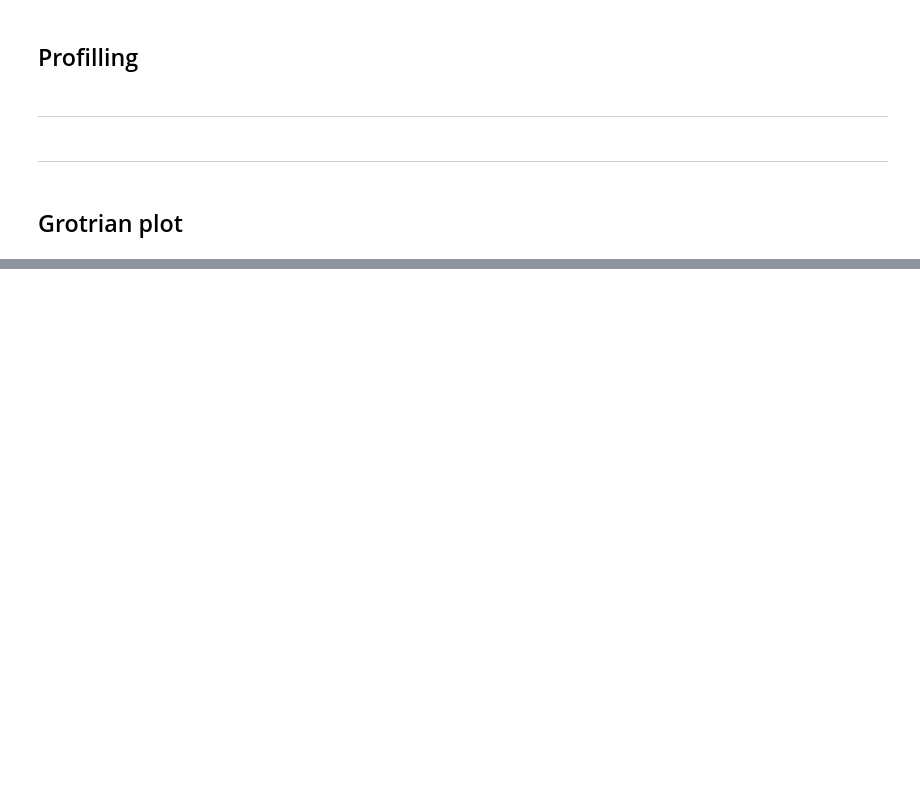
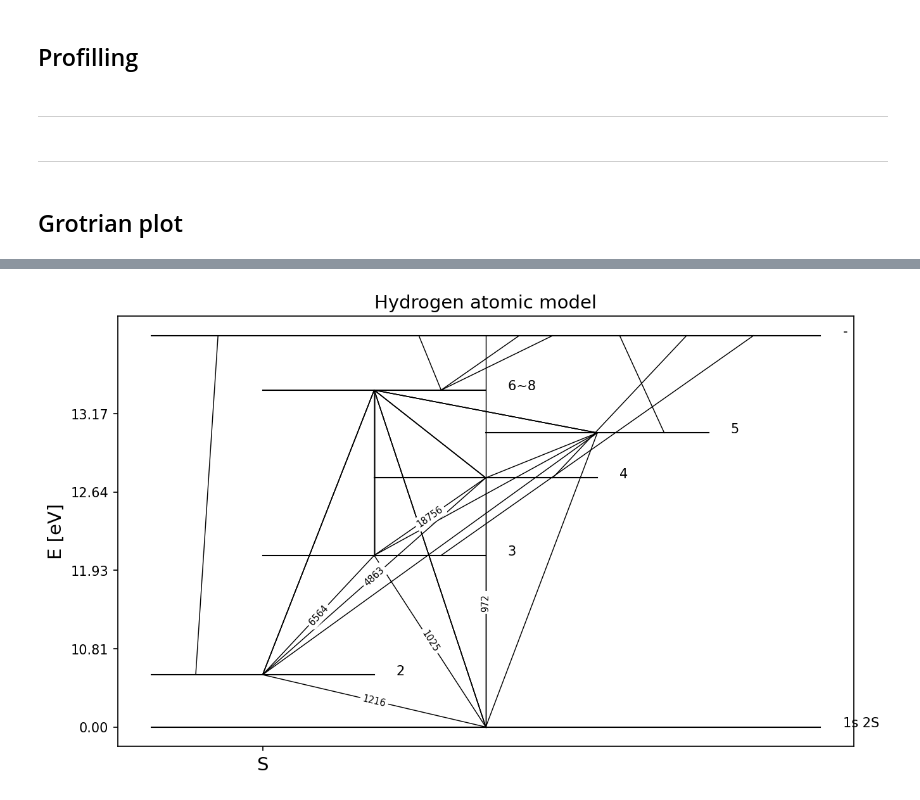
Before and after one commit to kouui/spectra-deprecated, a Jupyter notebook: notebooks/StatisticalEquilibrium/Hydrogen_atom_debug.ipynb, the cells around one changed output, grey strips where cells are left out. Cells and saved outputs as stored; diff of their text form; code cells hidden in the pictures; blank space fills up the shorter version.

```diff
--- a/notebooks/StatisticalEquilibrium/Hydrogen_atom_debug.ipynb
+++ b/notebooks/StatisticalEquilibrium/Hydrogen_atom_debug.ipynb
@@ -437,0 +445,7 @@ gro.show_fig()
+# %%
+gro.make_fig(_figsize=(10,6),_dpi=150, _f=50 )
+
+gro.plot_transitions(_text_selection="all")
+gro.show_fig()
+# %% [output]
+[figure, added]
```
Also changed, not shown: parts of 4 cells of this notebook, 2 other files.
